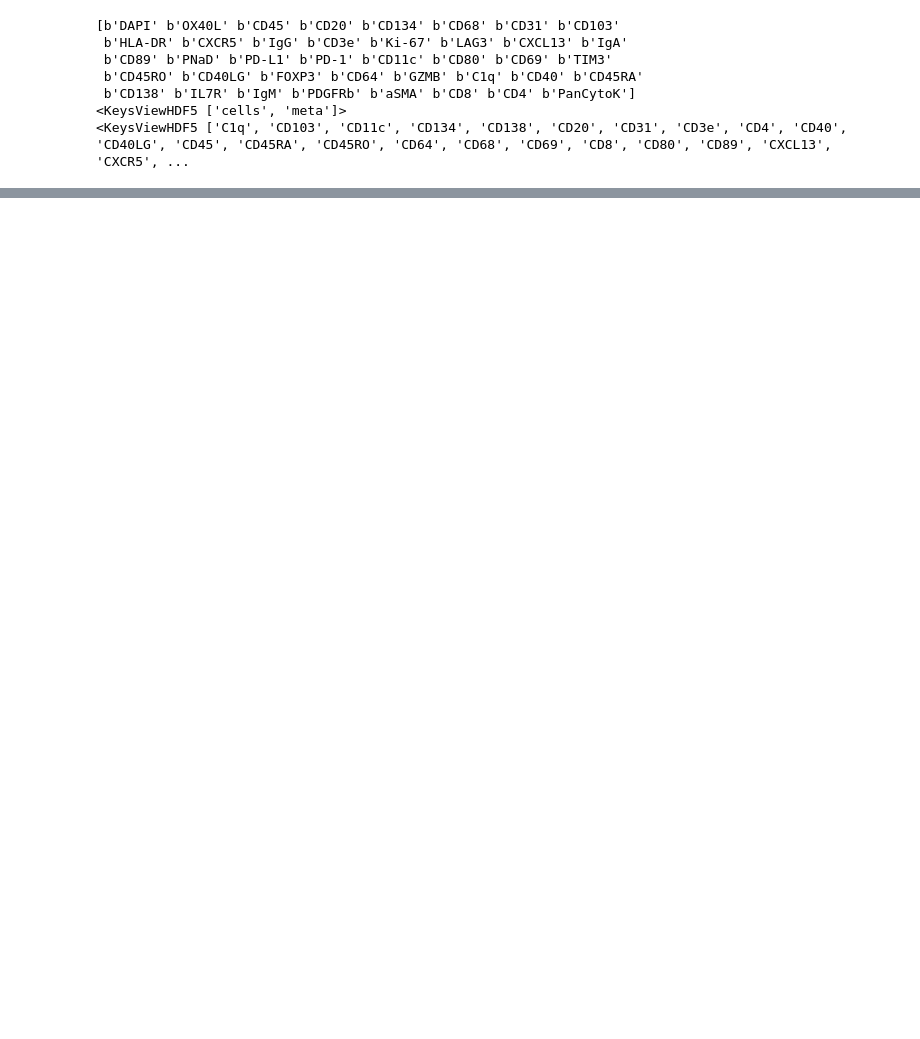
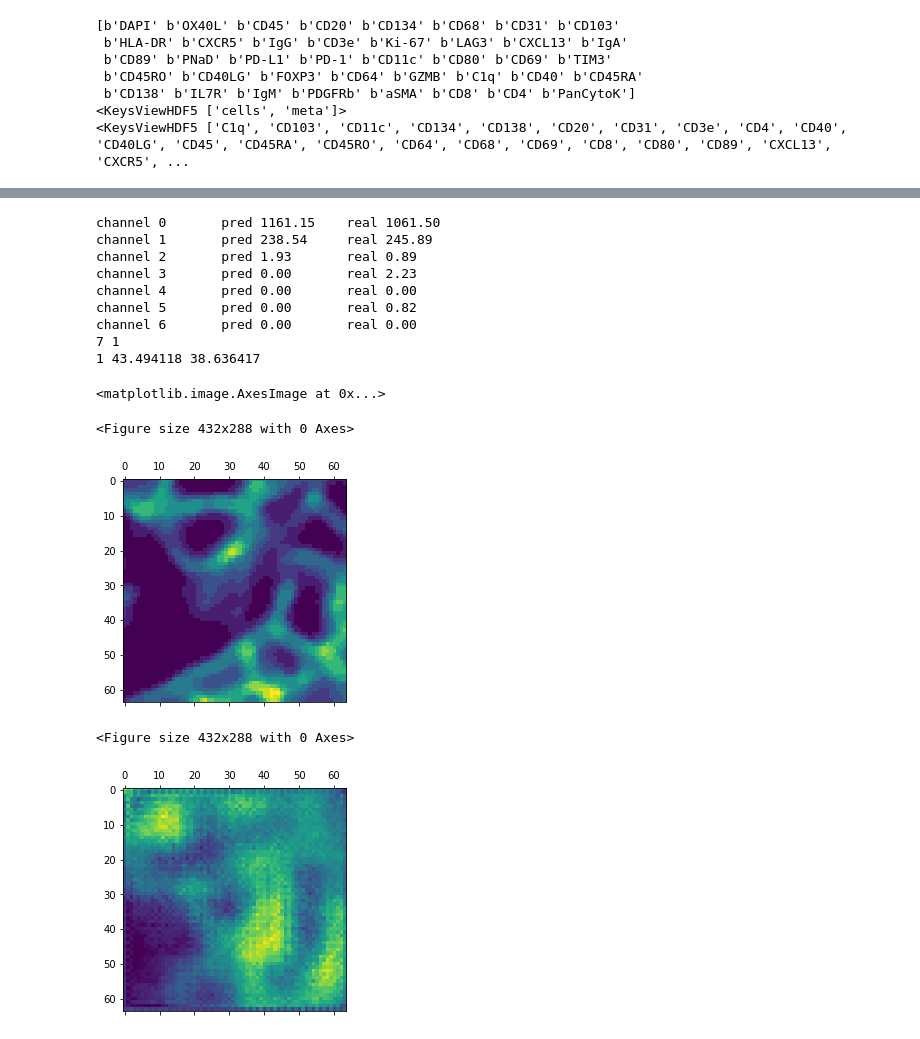
Before and after one commit to nathanin/micron2, a Jupyter notebook: notebooks/devel_morphology_clustering.ipynb, the cells around one changed output, grey strips where cells are left out. Cells and saved outputs as stored; diff of their text form; code cells hidden in the pictures; blank space fills up the shorter version.

```diff
--- a/notebooks/devel_morphology_clustering.ipynb
+++ b/notebooks/devel_morphology_clustering.ipynb
@@ -38,10 +36,16 @@ def process(x):
 
 dataset = stream_dataset('tests/dataset.hdf5', use_channels=['DAPI', 'CD45', 'PanCytoK', 'CD31', 'PDGFRb', 'aSMA', 'Ki-67'],)
 dataset = (dataset.repeat(10)
-           .shuffle(4096)
+           .shuffle(1024 * 6)
            .map(process)
-           .batch(32)
+           .batch(16)
+           .prefetch(8)
+           #.apply(tf.data.experimental.prefetch_to_device("/gpu:0"))
           )
 
-for x in dataset:
+for sample_x in dataset:
     break
+
+print(sample_x.shape)
+for k in range(sample_x.shape[-1]):
+    print(sample_x.numpy()[...,k].sum())
@@ -158,0 +351,39 @@ tf.saved_model.save(ae_model, 'model.h5')
+# %%
+from matplotlib import pyplot as plt
+sample_xout = ae_model(sample_x)
+for j in range(sample_x.shape[-1]):
+    print(f'channel {j}\t' +\
+          f'pred {tf.reduce_sum(sample_xout[...,j]).numpy():<4.2f}\t' +\
+          f'real {tf.reduce_sum(sample_x[...,j]).numpy():<4.2f}'
+         )
+
+idx = np.random.choice(sample_xout.shape[0])
+jdx = np.random.choice(sample_xout.shape[-1])
+
+# jdx = 0
+
+print(idx, jdx)
+sx = sample_x.numpy()[idx, :,:, jdx]
+sxout = sample_xout.numpy()[idx, :,:, jdx]
+print(jdx, sx.sum(), sxout.sum())
+
+plt.figure()
+plt.matshow(sx)# / sx.max())
+
+plt.figure()
+plt.matshow(sxout)# / sxout.max())
+# %% [output]
+channel 0       pred 1161.15    real 1061.50
+channel 1       pred 238.54     real 245.89
+channel 2       pred 1.93       real 0.89
+channel 3       pred 0.00       real 2.23
+channel 4       pred 0.00       real 0.00
+channel 5       pred 0.00       real 0.82
+channel 6       pred 0.00       real 0.00
+7 1
+1 43.494118 38.636417
+<matplotlib.image.AxesImage at 0x...>
+<Figure size 432x288 with 0 Axes>
+[figure, added]
+<Figure size 432x288 with 0 Axes>
+[figure, added]
```
Also changed, not shown: parts of 12 cells of this notebook, 8 other files.
